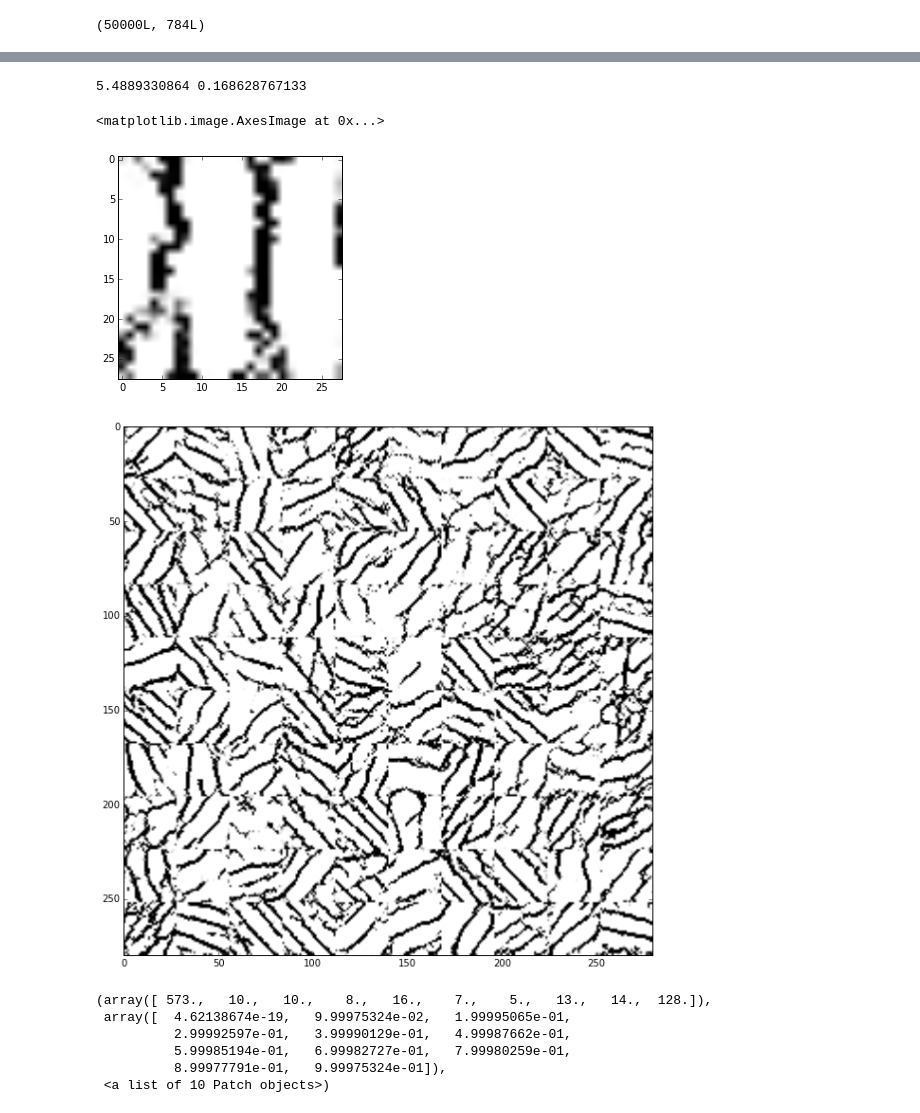
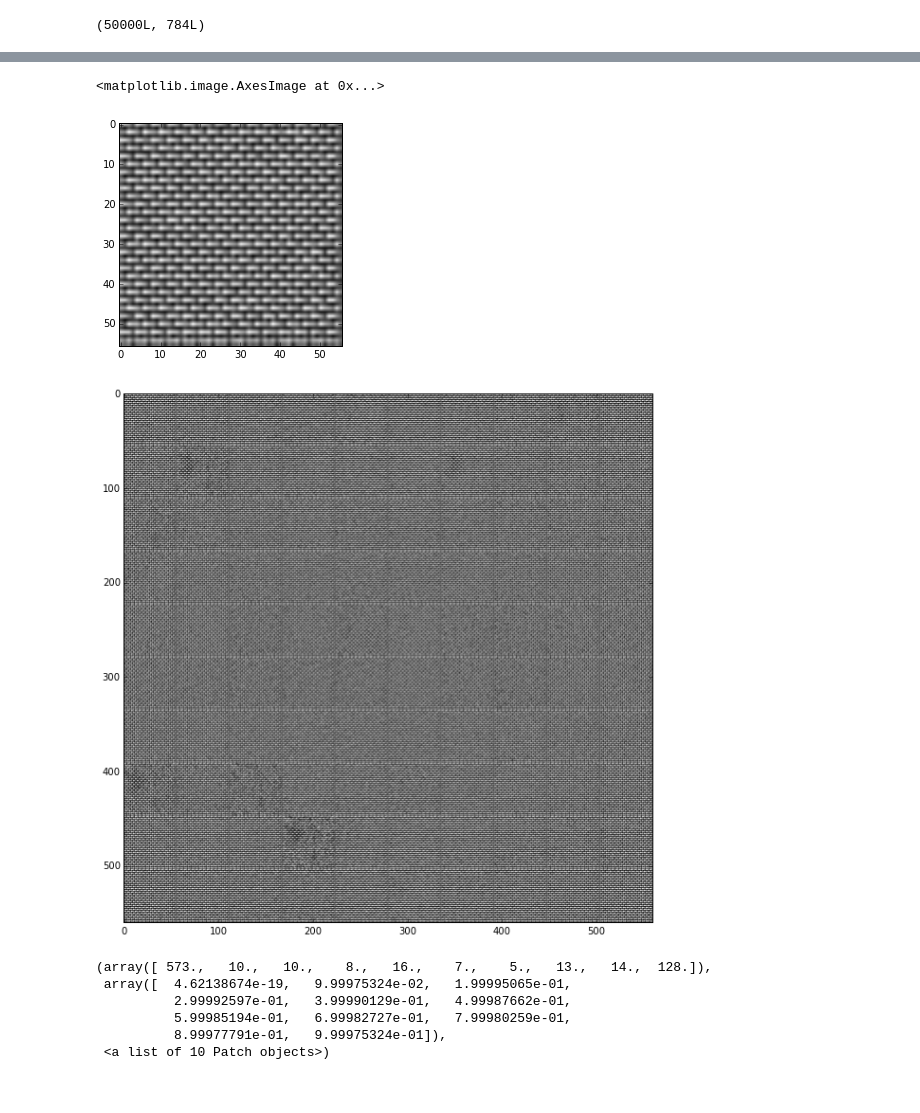
Before and after one commit to Ruijin1988/Material-Design-GAN-Autoencoder-theano, a Jupyter notebook: theano based/theano-GAN-easyversion.ipynb, the cells around one changed output, grey strips where cells are left out. Saved outputs shown, nothing was run; the diff lists cells and outputs as text; code cells hidden in the pictures.

```diff
--- a/theano based/theano-GAN-easyversion.ipynb
+++ b/theano based/theano-GAN-easyversion.ipynb
@@ -205,15 +202,15 @@ trX, vaX, teX, trY, vaY, teY = mnist_with_valid_set()
 #WB=sio.loadmat('WB_test28_GAN.mat')['WB_test28_GAN']
 
 trX=WB
-vaX = floatX(vaX[0:1000])/255.
+#vaX = floatX(vaX[0:1000])/255.
 
 k = 1             # # of discrim updates for each gen update
 l2 = 2.5e-5       # l2 weight decay
 b1 = 0.5          # momentum term of adam
 nc = 1            # # of channels in image
 ny = 10           # # of classes
-nbatch = 700      # # of examples in batch
-npx = 28          # # of pixels width/height of images
+nbatch = 100      # # of examples in batch
+npx = 56          # # of pixels width/height of images
 nz = 100          # # of dim for Z
 ngfc = 1024       # # of gen units for fully connected layers
 ndfc = 1024       # # of discrim units for fully connected layers
@@ -247,9 +244,9 @@ gw  = gifn((nz, ngfc), 'gw')
 gg = gain_ifn((ngfc), 'gg')
 gb = bias_ifn((ngfc), 'gb')
 
-gw2 = gifn((ngfc, ngf*2*7*7), 'gw2')
-gg2 = gain_ifn((ngf*2*7*7), 'gg2')
-gb2 = bias_ifn((ngf*2*7*7), 'gb2')
+gw2 = gifn((ngfc, ngf*2*14*14), 'gw2')
+gg2 = gain_ifn((ngf*2*14*14), 'gg2')
+gb2 = bias_ifn((ngf*2*14*14), 'gb2')
 
 gw3 = gifn((ngf*2, ngf, 5, 5), 'gw3')
 gg3 = gain_ifn((ngf), 'gg3')
@@ -269,7 +266,7 @@ dw2 = difn((ndf*2, ndf, 5, 5), 'dw2')
 dg2 = gain_ifn((ndf*2), 'dg2')
 db2 = bias_ifn((ndf*2), 'db2')
 
-dw3 = difn((ndf*2*7*7, ndfc), 'dw3')
+dw3 = difn((ndf*2*14*14, ndfc), 'dw3')
 dg3 = gain_ifn((ndfc), 'dg3')
 db3 = bias_ifn((ndfc), 'db3')
 
@@ -281,7 +278,7 @@ discrim_params = [dw,dw2,dg2,db2, dw3,dg3,db3, dwy]
 def gen(Z, w, gg, gb, w2, gg2, gb2, w3, gg3, gb3, wx):
     h = relu(batchnorm(T.dot(Z, w),g=gg,b=gb))
     h2 = relu(batchnorm(T.dot(h, w2),g=gg2,b=gb2))
-    h2 = h2.reshape((h2.shape[0], ngf*2, 7, 7))
+    h2 = h2.reshape((h2.shape[0], ngf*2, 14, 14))
     h3 = relu(batchnorm(deconv(h2, w3, subsample=(2, 2), border_mode=(2, 2)),g=gg3,b=gb3))
     #h4 = relu(batchnorm(deconv(h3, w4, subsample=(2, 2), border_mode=(2, 2)),g=gg4,b=gb4))
     x = sigmoid(deconv(h3, wx, subsample=(2, 2), border_mode=(2, 2)))
@@ -335,7 +332,7 @@ n_epochs = 0
 n_updates = 0
 n_examples = 0
 t = time()
-for epoch in range(1, niter+niter_decay+1):
+for epoch in range(1, 5000):
     trX= shuffle(trX)
     for imb in tqdm(iter_data(trX, size=nbatch), total=ntrain/nbatch):
         imb = transform(imb)
@@ -403,37 +407,33 @@ for epoch in range(1, 1000):
-# %%
-print g_cost, d_cost
-# %% [output]
-5.4889330864 0.168628767133
 # %%
 %matplotlib inline
 sample_zmb = floatX(np_rng.uniform(-1., 1., size=(100, nz)))
 samples = np.asarray(_gen(sample_zmb))
-plt.imshow(samples[0].reshape(28,28),'gray')
+plt.imshow(samples[0].reshape(56,56),'gray')
 # %% [output]
 <matplotlib.image.AxesImage at 0x...>
-[figure, old version]
+[figure, new version]
 # %%
 n = 10  # figure with 15x15 digits
-digit_size = 28
+digit_size = 56
 figure = np.zeros((digit_size * n, digit_size * n))
 # we will sample n points within [-15, 15] standard deviations
 grid_x = np.linspace(-1, 1, n)
 grid_y = np.linspace(-1, 1, n)
 
 for i, yi in enumerate(grid_x):
     for j, xi in enumerate(grid_y):
         z_sample = np_rng.uniform(-1., 1., size=(100, nz))
         z_sample=z_sample.astype(np.float32)
         x_decoded = _gen(z_sample)[0]
         digit = x_decoded.reshape(digit_size, digit_size)
         figure[i * digit_size: (i + 1) * digit_size,
                j * digit_size: (j + 1) * digit_size] = digit
 
 plt.figure(figsize=(10, 10))
 plt.imshow(figure,'gray')
 plt.show()
 # %% [output]
-[figure, old version]
+[figure, new version]
 # %%
 plt.hist(x_decoded.reshape(-1))
 # %% [output]
```
Also changed, not shown: parts of 7 cells of this notebook, 14 other files.
